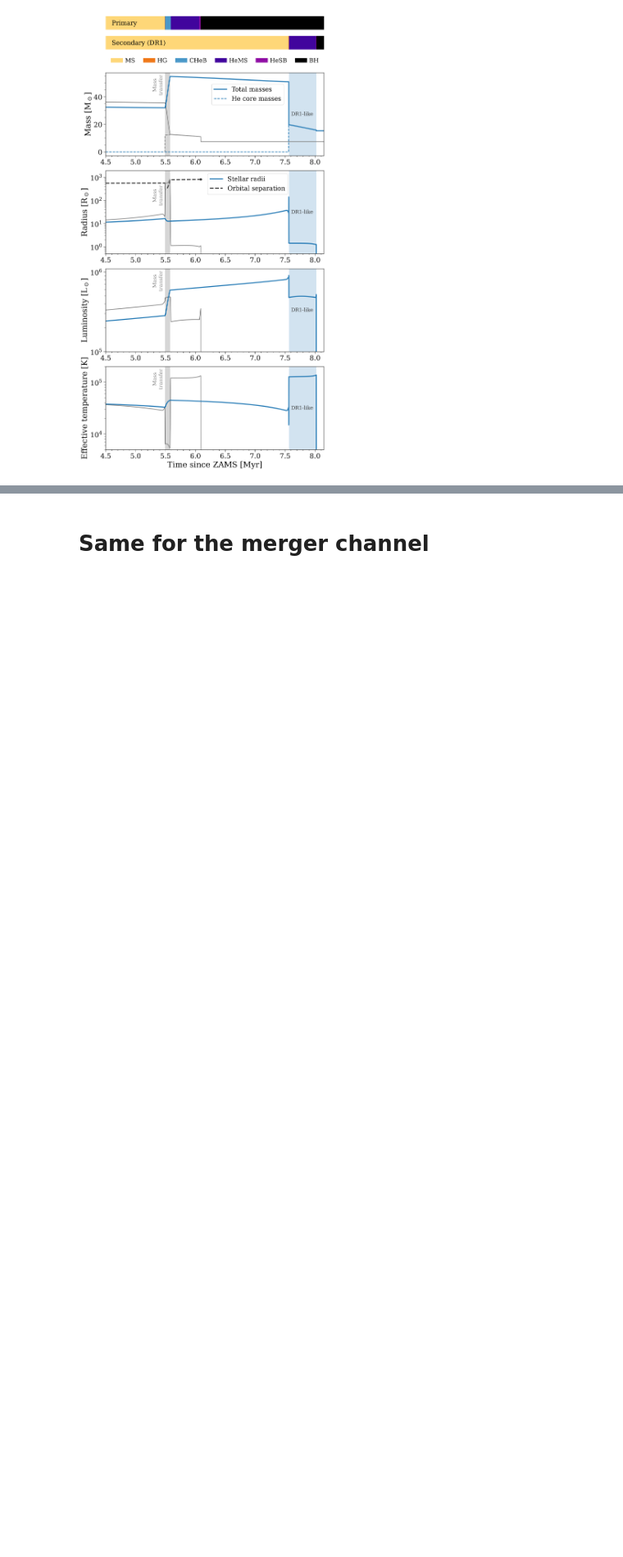
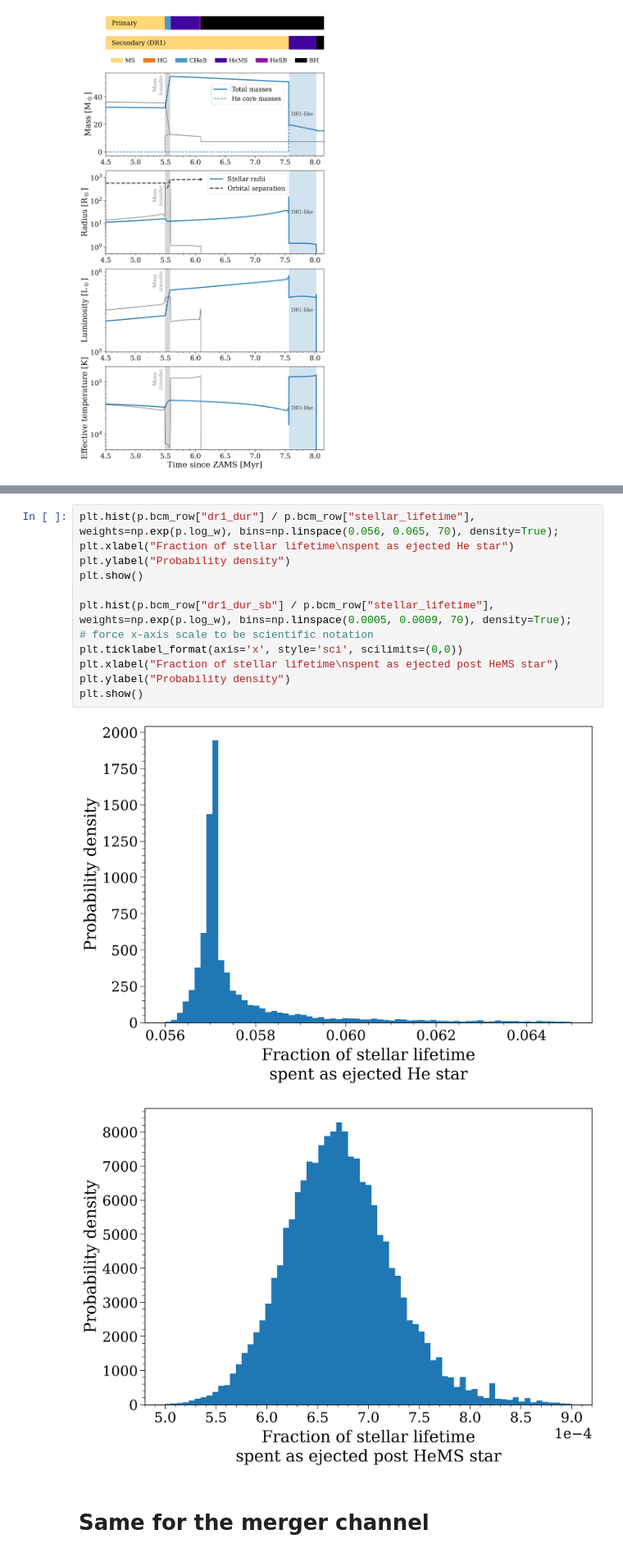
Before and after one commit to TomWagg/dr1-runaway, a Jupyter notebook: notebooks/detailed_evolution.ipynb, the cells around one changed output, grey strips where cells are left out. Shown at 82% size. Saved outputs shown, nothing was run; the diff lists cells and outputs as text; blank space fills up the shorter version.

```diff
--- a/notebooks/detailed_evolution.ipynb
+++ b/notebooks/detailed_evolution.ipynb
@@ -203,3 +231,18 @@ cosmic.utils.a_from_p(200, 40, 32)
+# %%
+plt.hist(p.bcm_row["dr1_dur"] / p.bcm_row["stellar_lifetime"], weights=np.exp(p.log_w), bins=np.linspace(0.056, 0.065, 70), density=True);
+plt.xlabel("Fraction of stellar lifetime\nspent as ejected He star")
+plt.ylabel("Probability density")
+plt.show()
+
+plt.hist(p.bcm_row["dr1_dur_sb"] / p.bcm_row["stellar_lifetime"], weights=np.exp(p.log_w), bins=np.linspace(0.0005, 0.0009, 70), density=True);
+# force x-axis scale to be scientific notation
+plt.ticklabel_format(axis='x', style='sci', scilimits=(0,0))
+plt.xlabel("Fraction of stellar lifetime\nspent as ejected post HeMS star")
+plt.ylabel("Probability density")
+plt.show()
+# %% [output]
+[figure, added]
+[figure, added]
 # %% [markdown]
 # Same for the merger channel
 # %%
```
Also changed, not shown: parts of 5 cells of this notebook, 3 other files.
